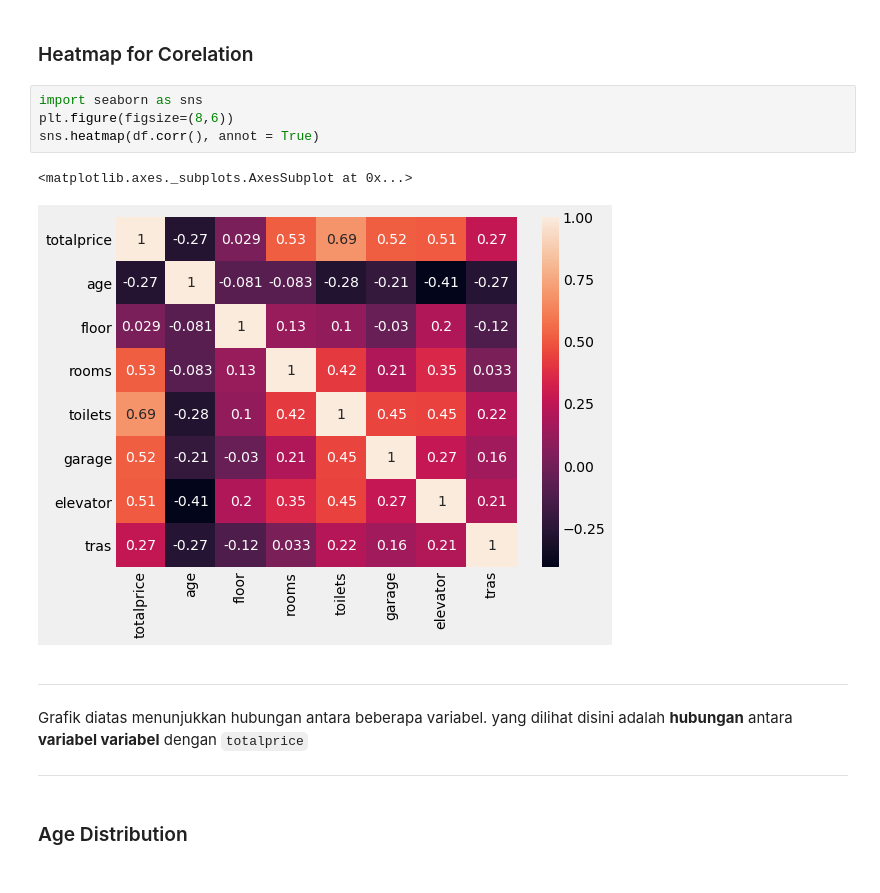
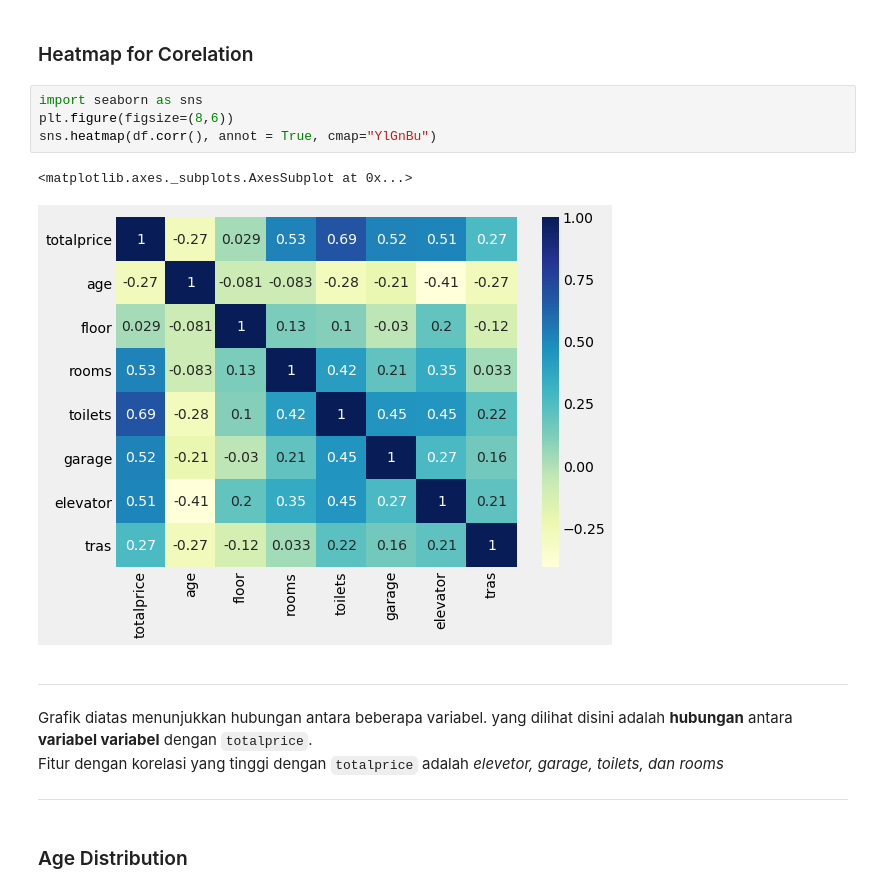
Before and after one commit to TunggalMAT/MidTest-Tunggal-Manda-Ary-Triyono, a Jupyter notebook: TUNGGAL_MID TEST 2_VICTORIA/TUNGGAL_MID TEST 2_VICTORIA.ipynb, the cells around one changed output. Cells and saved outputs as stored; diff of their text form.

```diff
--- a/TUNGGAL_MID TEST 2_VICTORIA/TUNGGAL_MID TEST 2_VICTORIA.ipynb
+++ b/TUNGGAL_MID TEST 2_VICTORIA/TUNGGAL_MID TEST 2_VICTORIA.ipynb
@@ -58,13 +58,14 @@ df['conservation'][df['conservation'] == '3A'] = 'C'
 # %%
 import seaborn as sns
 plt.figure(figsize=(8,6))
-sns.heatmap(df.corr(), annot = True)
+sns.heatmap(df.corr(), annot = True, cmap="YlGnBu")
 # %% [output]
 <matplotlib.axes._subplots.AxesSubplot at 0x...>
-[figure, old version]
+[figure, new version]
 # %% [markdown]
 ***
-Grafik diatas menunjukkan hubungan antara beberapa variabel. yang dilihat disini adalah **hubungan** antara **variabel variabel** dengan `totalprice`
+Grafik diatas menunjukkan hubungan antara beberapa variabel. yang dilihat disini adalah **hubungan** antara **variabel variabel** dengan `totalprice`.
+<br> Fitur dengan korelasi yang tinggi dengan `totalprice` adalah *elevetor, garage, toilets, dan rooms*
 ***
 # %% [markdown]
 ### Age Distribution
```
Also changed, not shown: parts of 8 cells of this notebook.
